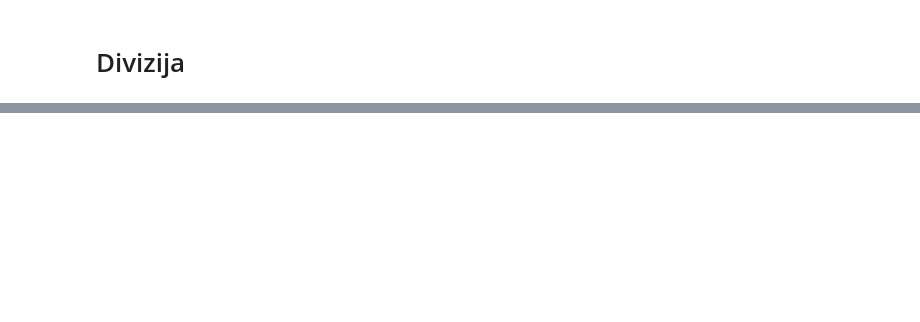
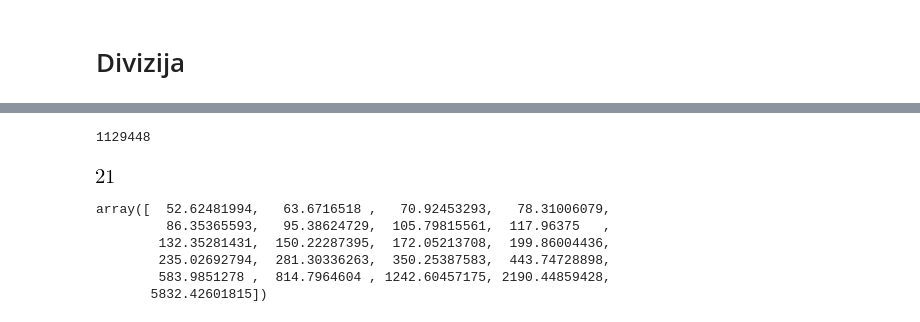
Before and after one commit to DavorPenzar/diplomski, a Jupyter notebook: code/Divizija.ipynb, the cells around one changed output, grey strips where cells are left out. Cells and saved outputs as stored; diff of their text form; code cells hidden in the pictures; blank space fills up the shorter version.

```diff
--- a/code/Divizija.ipynb
+++ b/code/Divizija.ipynb
@@ -88,0 +135,55 @@ del j
+# %%
+(~np.isnan(l.ravel())).sum()
+# %% [output]
+1129448
+# %%
+l_rav = l.ravel().copy(order = 'F')
+l_rav = l_rav[~np.isnan(l_rav)].copy(order = 'F')
+
+lev = np.concatenate(
+    (
+        [l_rav.min()],
+        [np.quantile(l_rav, float(i) / 100.0) for i in range(5, 96, 5)],
+        [l_rav.max()]
+    ))
+try:
+    del i
+except (NameError, UnboundLocalError):
+    pass
+lev = np.array(
+    lev,
+    dtype = float,
+    copy = True,
+    order = 'F',
+    subok = False,
+    ndmin = 1
+)
+
+log10_lev = np.array(
+    np.log10(lev),
+    dtype = float,
+    copy = True,
+    order = 'F',
+    subok = False,
+    ndmin = 1
+)
+
+lev[0] -= 0.1
+lev[-1] += 0.1
+log10_lev[0] -= 0.1
+log10_lev[-1] += 0.1
+
+del l_rav
+# %%
+lev.size
+# %% [output]
+[figure, added]
+# %%
+lev
+# %% [output]
+array([  52.62481994,   63.6716518 ,   70.92453293,   78.31006079,
+         86.35365593,   95.38624729,  105.79815561,  117.96375   ,
+        132.35281431,  150.22287395,  172.05213708,  199.86004436,
+        235.02692794,  281.30336263,  350.25387583,  443.74728898,
+        583.9851278 ,  814.7964604 , 1242.60457175, 2190.44859428,
+       5832.42601815])
```
Also changed, not shown: parts of 20 cells of this notebook, 3 other files.
